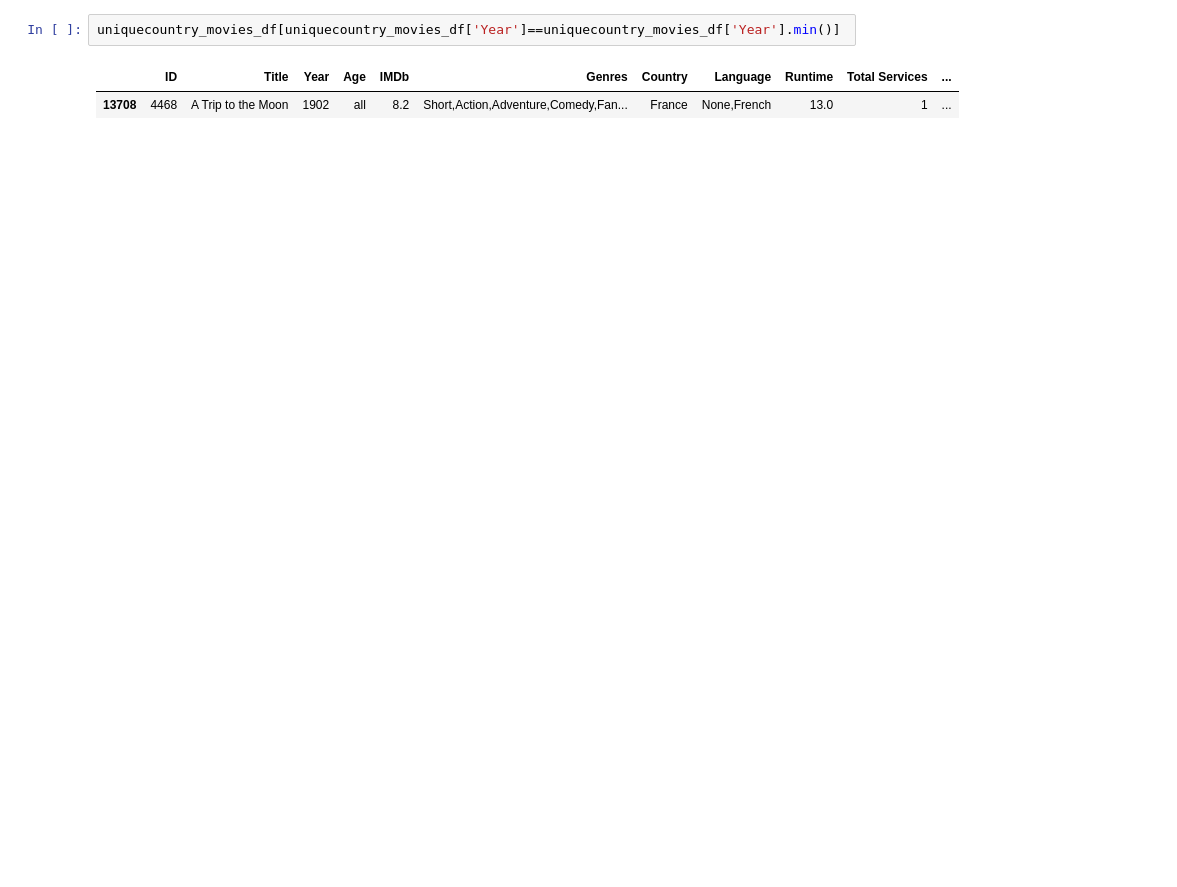
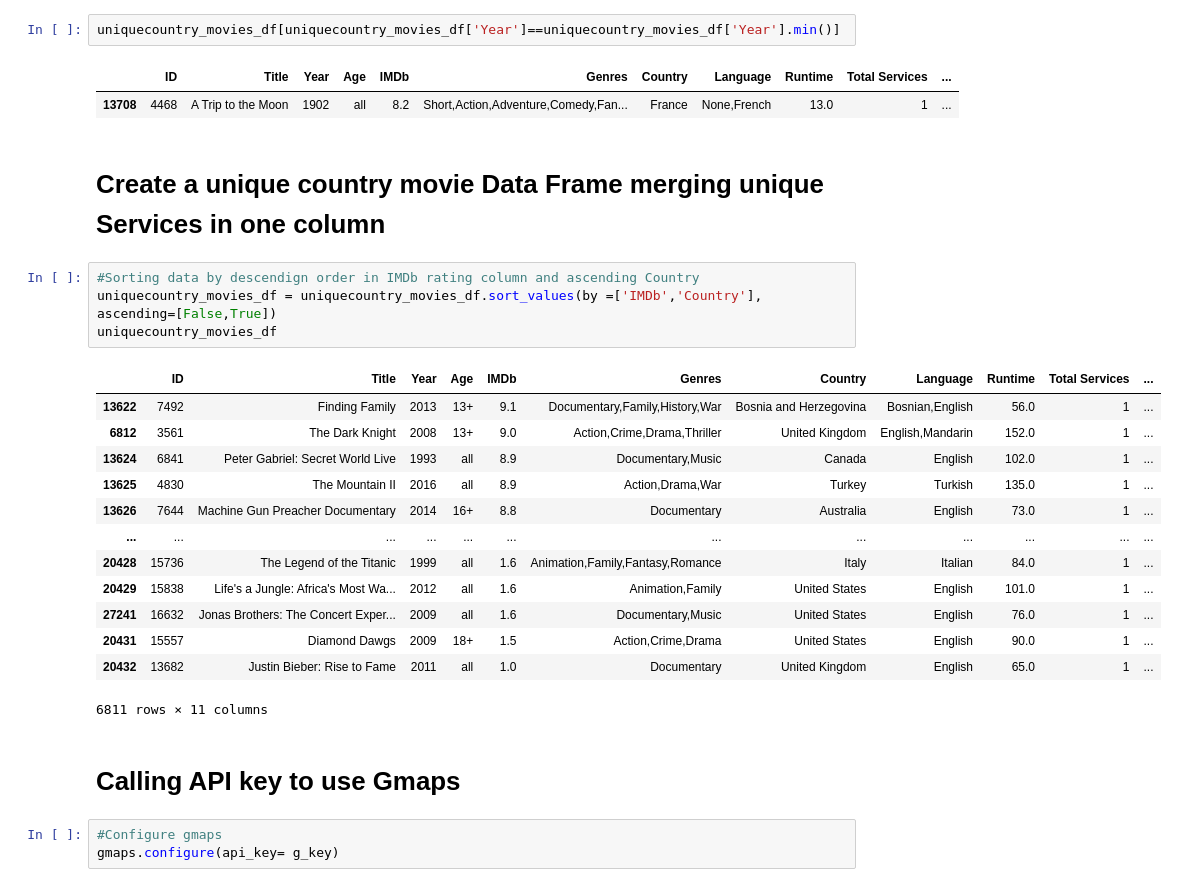
Before and after one commit to RoLDT/project-one-nesfils, a Jupyter notebook: Gabby.ipynb, the cells around one changed output. Saved outputs shown, nothing was run; the diff lists cells and outputs as text; blank space fills up the shorter version.

```diff
--- a/Gabby.ipynb
+++ b/Gabby.ipynb
@@ -369,3 +257,28 @@ uniquecountry_movies_df[uniquecountry_movies_df['Year']==uniquecountry_movies_df
 # %% [output]
 |  | ID | Title | Year | Age | IMDb | Genres | Country | Language | Runtime | Total Services | ... |
 | 13708 | 4468 | A Trip to the Moon | 1902 | all | 8.2 | Short,Action,Adventure,Comedy,Fan... | France | None,French | 13.0 | 1 | ... |
+# %% [markdown]
+# Create a unique country movie Data Frame merging unique Services in one column
+# %%
+#Sorting data by descendign order in IMDb rating column and ascending Country
+uniquecountry_movies_df = uniquecountry_movies_df.sort_values(by =['IMDb','Country'], ascending=[False,True])
+uniquecountry_movies_df
+# %% [output]
+|  | ID | Title | Year | Age | IMDb | Genres | Country | Language | Runtime | Total Services | ... |
+| 13622 | 7492 | Finding Family | 2013 | 13+ | 9.1 | Documentary,Family,History,War | Bosnia and Herzegovina | Bosnian,English | 56.0 | 1 | ... |
+| 6812 | 3561 | The Dark Knight | 2008 | 13+ | 9.0 | Action,Crime,Drama,Thriller | United Kingdom | English,Mandarin | 152.0 | 1 | ... |
+| 13624 | 6841 | Peter Gabriel: Secret World Live | 1993 | all | 8.9 | Documentary,Music | Canada | English | 102.0 | 1 | ... |
+| 13625 | 4830 | The Mountain II | 2016 | all | 8.9 | Action,Drama,War | Turkey | Turkish | 135.0 | 1 | ... |
+| 13626 | 7644 | Machine Gun Preacher Documentary | 2014 | 16+ | 8.8 | Documentary | Australia | English | 73.0 | 1 | ... |
+| ... | ... | ... | ... | ... | ... | ... | ... | ... | ... | ... | ... |
+| 20428 | 15736 | The Legend of the Titanic | 1999 | all | 1.6 | Animation,Family,Fantasy,Romance | Italy | Italian | 84.0 | 1 | ... |
+| 20429 | 15838 | Life's a Jungle: Africa's Most Wa... | 2012 | all | 1.6 | Animation,Family | United States | English | 101.0 | 1 | ... |
+| 27241 | 16632 | Jonas Brothers: The Concert Exper... | 2009 | all | 1.6 | Documentary,Music | United States | English | 76.0 | 1 | ... |
+| 20431 | 15557 | Diamond Dawgs | 2009 | 18+ | 1.5 | Action,Crime,Drama | United States | English | 90.0 | 1 | ... |
+| 20432 | 13682 | Justin Bieber: Rise to Fame | 2011 | all | 1.0 | Documentary | United Kingdom | English | 65.0 | 1 | ... |
+6811 rows × 11 columns
+# %% [markdown]
+# Calling API key to use Gmaps
+# %%
+#Configure gmaps
+gmaps.configure(api_key= g_key)
```
Also changed, not shown: parts of 39 cells of this notebook.
